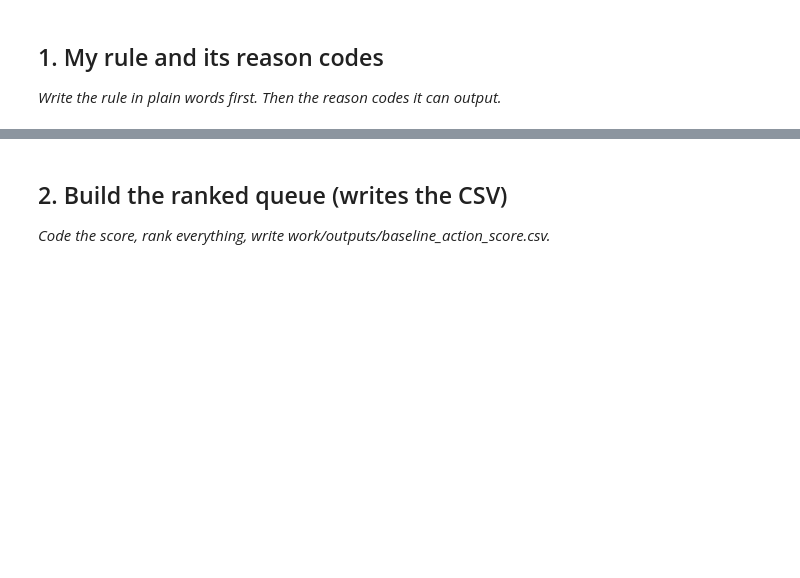
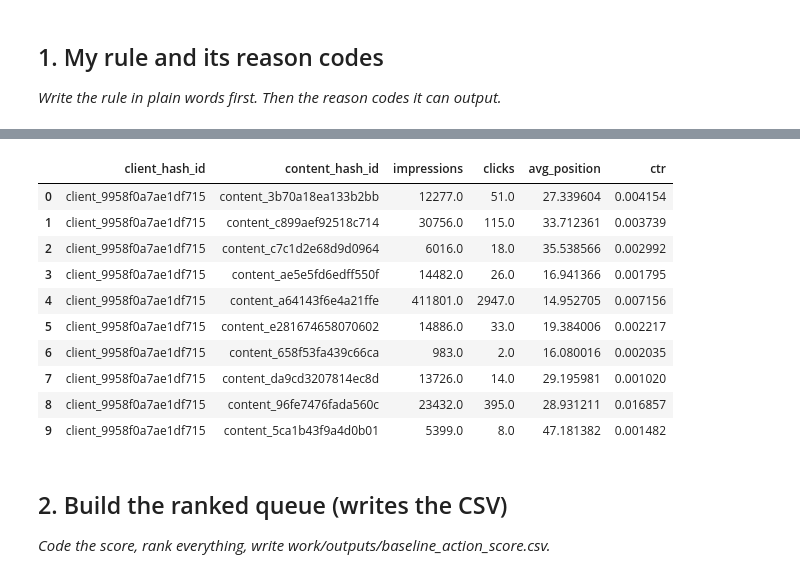
Before and after one commit to kaifahmad236/flyrank-ml-internship, a Jupyter notebook: work/notebooks/w04_baseline_score.ipynb, the cells around one changed output, grey strips where cells are left out. Saved outputs shown, nothing was run; the diff lists cells and outputs as text; code cells hidden in the pictures; blank space fills up the shorter version.

```diff
--- a/work/notebooks/w04_baseline_score.ipynb
+++ b/work/notebooks/w04_baseline_score.ipynb
@@ -13,6 +73,39 @@ This skeleton is yours to fill. Work the sections **in order** — each one has
 # %%
 # This cell is for CODE (numbers, a query, a check).
 # Write your text answer in the cell ABOVE this one — typing sentences here breaks Run All.
+query = f"""
+SELECT
+    client_hash_id,
+    content_hash_id,
+    SUM(gsc_impressions) AS impressions,
+    SUM(gsc_clicks) AS clicks,
+    AVG(gsc_avg_position) AS avg_position
+FROM {TABLES['fact_daily']}
+GROUP BY client_hash_id, content_hash_id
+HAVING SUM(gsc_impressions) > 500
+LIMIT 10
+"""
+
+signals = con.sql(query).df()
+
+signals["ctr"] = (
+    signals["clicks"] /
+    signals["impressions"]
+)
+
+signals
+# %% [output]
+|  | client_hash_id | content_hash_id | impressions | clicks | avg_position | ctr |
+| 0 | client_9958f0a7ae1df715 | content_3b70a18ea133b2bb | 12277.0 | 51.0 | 27.339604 | 0.004154 |
+| 1 | client_9958f0a7ae1df715 | content_c899aef92518c714 | 30756.0 | 115.0 | 33.712361 | 0.003739 |
+| 2 | client_9958f0a7ae1df715 | content_c7c1d2e68d9d0964 | 6016.0 | 18.0 | 35.538566 | 0.002992 |
+| 3 | client_9958f0a7ae1df715 | content_ae5e5fd6edff550f | 14482.0 | 26.0 | 16.941366 | 0.001795 |
+| 4 | client_9958f0a7ae1df715 | content_a64143f6e4a21ffe | 411801.0 | 2947.0 | 14.952705 | 0.007156 |
+| 5 | client_9958f0a7ae1df715 | content_e281674658070602 | 14886.0 | 33.0 | 19.384006 | 0.002217 |
+| 6 | client_9958f0a7ae1df715 | content_658f53fa439c66ca | 983.0 | 2.0 | 16.080016 | 0.002035 |
+| 7 | client_9958f0a7ae1df715 | content_da9cd3207814ec8d | 13726.0 | 14.0 | 29.195981 | 0.001020 |
+| 8 | client_9958f0a7ae1df715 | content_96fe7476fada560c | 23432.0 | 395.0 | 28.931211 | 0.016857 |
+| 9 | client_9958f0a7ae1df715 | content_5ca1b43f9a4d0b01 | 5399.0 | 8.0 | 47.181382 | 0.001482 |
 # %% [markdown]
 ## 2. Build the ranked queue (writes the CSV)
 
```
Also changed, not shown: parts of 10 cells of this notebook.
